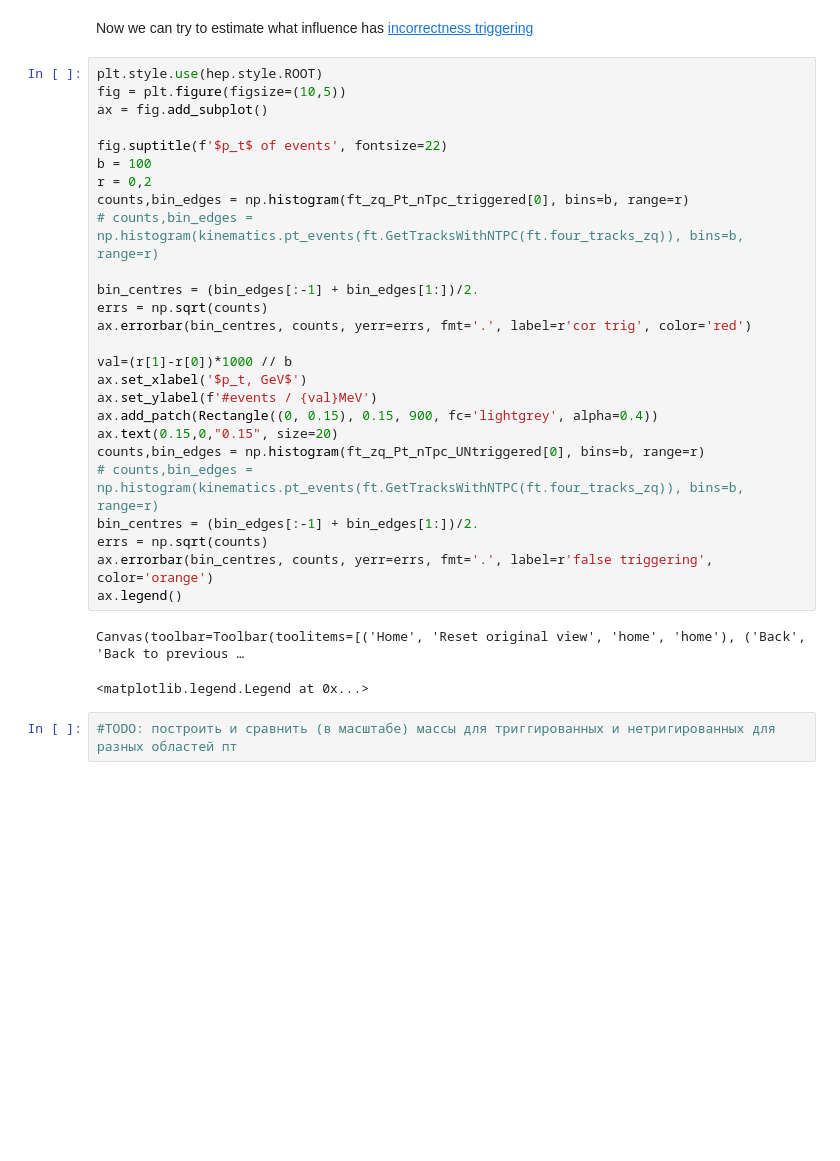
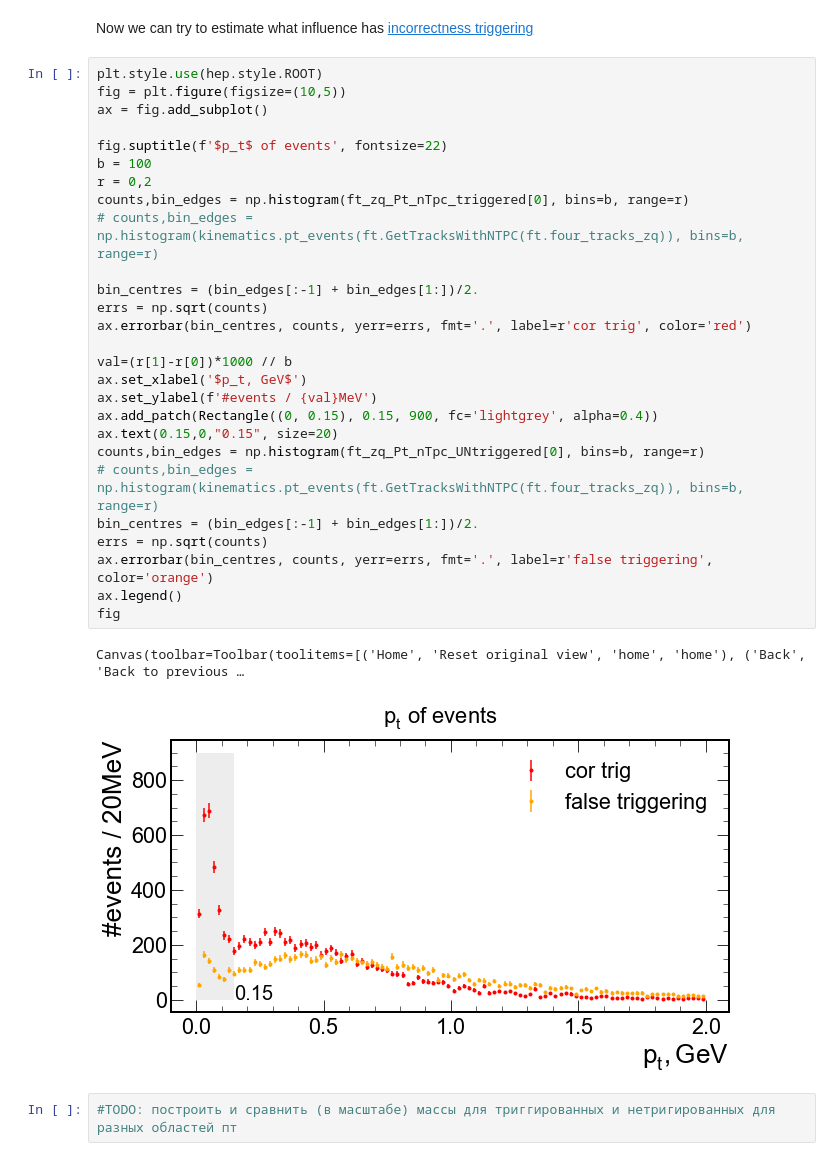
Before and after one commit to bdrum/cern-physics, a Jupyter notebook: notebooks/4TracksAnalysis.ipynb, the cells around one changed output. Cells and saved outputs as stored; diff of their text form; blank space fills up the shorter version.

```diff
--- a/notebooks/4TracksAnalysis.ipynb
+++ b/notebooks/4TracksAnalysis.ipynb
@@ -296,32 +298,33 @@ Now we can try to estimate what influence has [incorrectness triggering](#False-
 # %%
 plt.style.use(hep.style.ROOT)
 fig = plt.figure(figsize=(10,5))
 ax = fig.add_subplot()
 
 fig.suptitle(f'$p_t$ of events', fontsize=22)
 b = 100
 r = 0,2
 counts,bin_edges = np.histogram(ft_zq_Pt_nTpc_triggered[0], bins=b, range=r)
 # counts,bin_edges = np.histogram(kinematics.pt_events(ft.GetTracksWithNTPC(ft.four_tracks_zq)), bins=b, range=r)
 
 bin_centres = (bin_edges[:-1] + bin_edges[1:])/2.
 errs = np.sqrt(counts)
 ax.errorbar(bin_centres, counts, yerr=errs, fmt='.', label=r'cor trig', color='red')
 
 val=(r[1]-r[0])*1000 // b
 ax.set_xlabel('$p_t, GeV$')
 ax.set_ylabel(f'#events / {val}MeV')
 ax.add_patch(Rectangle((0, 0.15), 0.15, 900, fc='lightgrey', alpha=0.4))
 ax.text(0.15,0,"0.15", size=20)
 counts,bin_edges = np.histogram(ft_zq_Pt_nTpc_UNtriggered[0], bins=b, range=r)
 # counts,bin_edges = np.histogram(kinematics.pt_events(ft.GetTracksWithNTPC(ft.four_tracks_zq)), bins=b, range=r)
 bin_centres = (bin_edges[:-1] + bin_edges[1:])/2.
 errs = np.sqrt(counts)
 ax.errorbar(bin_centres, counts, yerr=errs, fmt='.', label=r'false triggering', color='orange')
 ax.legend()
+fig
 # %% [output]
 Canvas(toolbar=Toolbar(toolitems=[('Home', 'Reset original view', 'home', 'home'), ('Back', 'Back to previous …
-<matplotlib.legend.Legend at 0x...>
+[figure, added]
 # %%
 #TODO: построить и сравнить (в масштабе) массы для триггированных и нетригированных для разных областей пт
 # %% [output]
```
Also changed, not shown: parts of 7 cells of this notebook, 19 other files.
